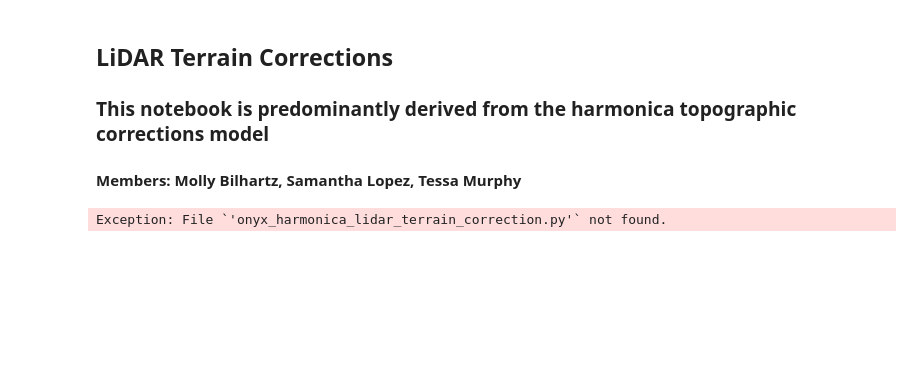
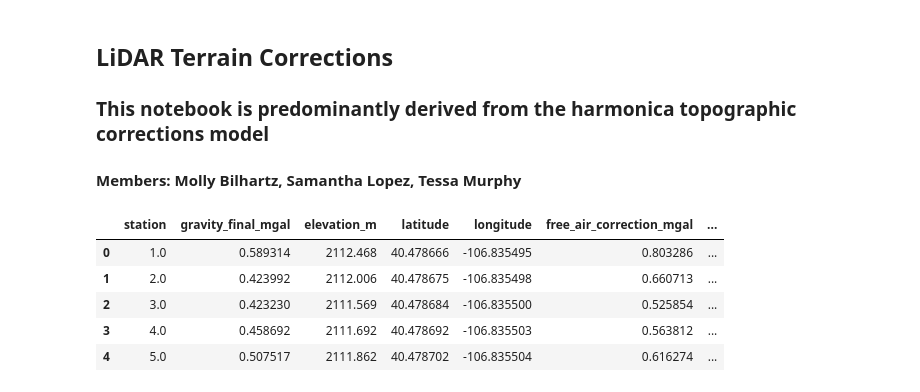
Before and after one commit to tessamurphy16/Geophysical-Characterization-of-the-Historic-Onyx-Mine-in-Steamboat-Springs-CO.-, a Jupyter notebook: notebooks/WORKING ipynb files/Gravity_LiDAR_Terrain_Corrections.ipynb, the cells around one changed output. Drawn from its saved outputs; the diff is of its cells as text; code cells hidden in the pictures; blank space fills up the shorter version.

```diff
--- a/notebooks/WORKING ipynb files/Gravity_LiDAR_Terrain_Corrections.ipynb
+++ b/notebooks/WORKING ipynb files/Gravity_LiDAR_Terrain_Corrections.ipynb
@@ -4,6 +4,69 @@
 
 #### Members: Molly Bilhartz, Samantha Lopez, Tessa Murphy
 # %%
-%run onyx_harmonica_lidar_terrain_correction.py
+from pathlib import Path
+import sys
+
+# Current location:
+# Project/NOTEBOOKS/WORKING
+
+PROJECT = Path.cwd().parents[1]
+
+PY_DIR = PROJECT / "notebooks" / "PY files"
+
+GRAVITY_DIR = PROJECT / "data" / "gravity"
+LIDAR_DIR = PROJECT / "data" / "LiDAR"
+
+sys.path.append(str(PY_DIR))
+
+import onyx_harmonica_lidar_terrain_correction as tc
+
+# --------------------------------------------------
+# INPUT FILES
+# --------------------------------------------------
+
+tc.GRAVITY_CSV = GRAVITY_DIR / "Onyx_Gravity_Final_Bouguer_Corrected.csv"
+
+tc.GPS_CSV = GRAVITY_DIR / "raw_data/gps_data/gps_points_with_elevation.csv"
+
+tc.DEM_TILES = [
+    LIDAR_DIR / "LiDAR_2026-06-05T15_32_32.740Z/LD26231421.tif",
+    LIDAR_DIR / "LiDAR_2026-06-05T15_32_32.740Z/LD26231424.tif",
+    LIDAR_DIR / "LiDAR_2026-06-05T15_32_32.740Z/LD26261421.tif",
+    LIDAR_DIR / "LiDAR_2026-06-05T15_32_32.740Z/LD26261424.tif",
+]
+
+# --------------------------------------------------
+# OUTPUT FILES
+# --------------------------------------------------
+
+tc.OUT_CSV = GRAVITY_DIR / "Onyx_Gravity_Harmonica_LiDAR_Terrain_Corrected.csv"
+
+tc.OUT_DEM = LIDAR_DIR / "Onyx_Merged_DEM_UTM13N.tif"
+
+# --------------------------------------------------
+# MODEL PARAMETERS
+# --------------------------------------------------
+
+tc.DST_CRS = "EPSG:26913"
+
+# DEM is in US Survey Feet
+tc.DEM_Z_FACTOR = 0.30480060960121924
+
+tc.MODEL_SPACING_M = 5.0
+tc.PAD_M = 500.0
+
+# Sandstone-like density
+tc.DENSITY_KG_M3 = 2670.0
+
+tc.UPWARD_OFFSET_M = 0.25
-# %% [output]
-Exception: File `'onyx_harmonica_lidar_terrain_correction.py'` not found.
+# %%
+gravity = tc.load_and_prepare_gravity()
+gravity.head()
+# %% [output]
+|  | station | gravity_final_mgal | elevation_m | latitude | longitude | free_air_correction_mgal | ... |
+| 0 | 1.0 | 0.589314 | 2112.468 | 40.478666 | -106.835495 | 0.803286 | ... |
+| 1 | 2.0 | 0.423992 | 2112.006 | 40.478675 | -106.835498 | 0.660713 | ... |
+| 2 | 3.0 | 0.423230 | 2111.569 | 40.478684 | -106.835500 | 0.525854 | ... |
+| 3 | 4.0 | 0.458692 | 2111.692 | 40.478692 | -106.835503 | 0.563812 | ... |
+| 4 | 5.0 | 0.507517 | 2111.862 | 40.478702 | -106.835504 | 0.616274 | ... |
```
Also changed, not shown: parts of 9 cells of this notebook, 1 other file.
